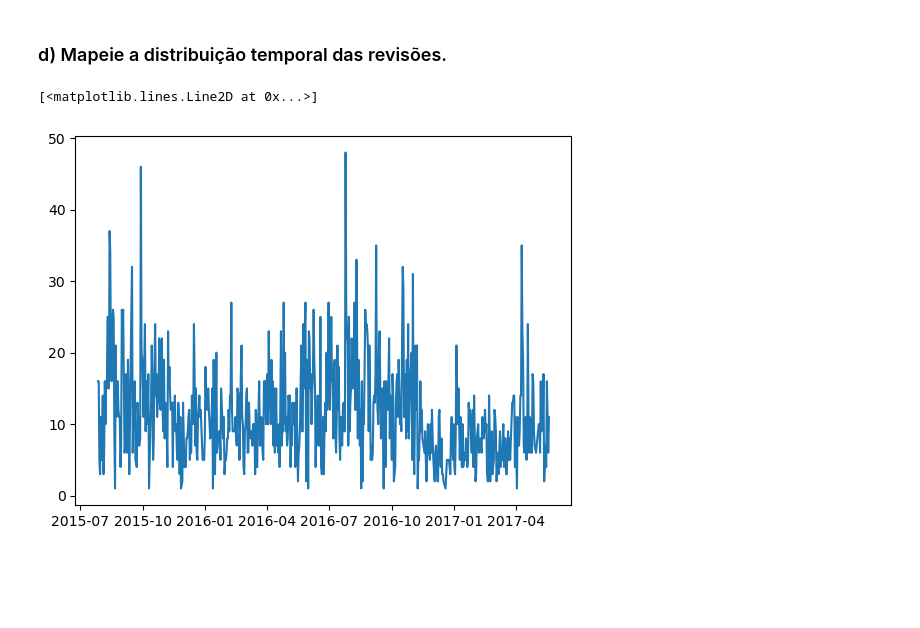
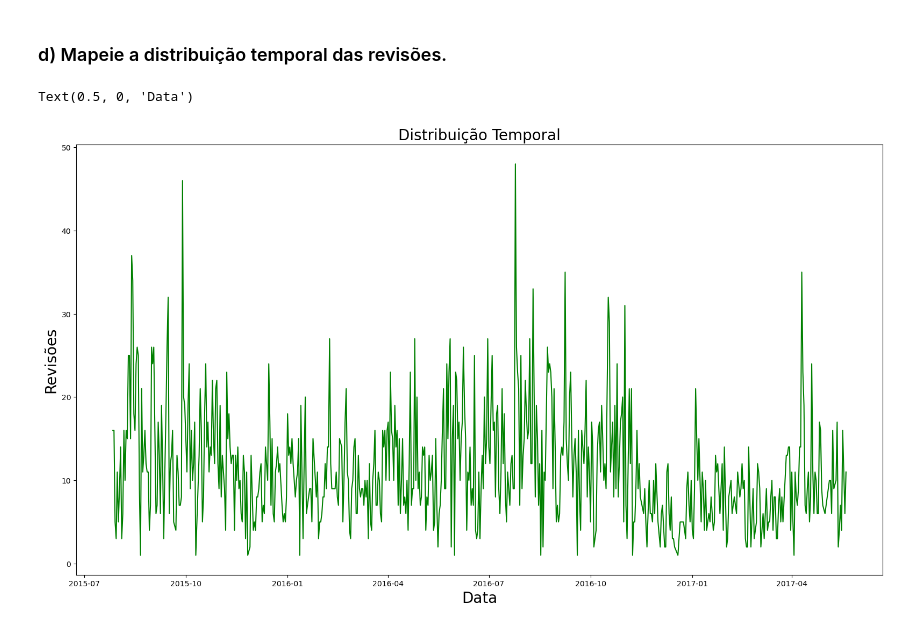
Before and after one commit to raianeti/MapReduce_Cloud, a Jupyter notebook: MapReduce.ipynb, the cells around one changed output. Saved outputs shown, nothing was run; the diff lists cells and outputs as text; code cells hidden in the pictures; blank space fills up the shorter version.

```diff
--- a/MapReduce.ipynb
+++ b/MapReduce.ipynb
@@ -37,7 +46,9 @@ from pyspark.sql import SparkSession
 spark = SparkSession.builder \
     .master('local[*]') \
     .appName("TrabalhoMapReduce") \
-    .config('spark.ui.port', '4050') \
+    .config('spark.ui.port', '4041') \
+    .config("spark.memory.offHeap.enabled","true")\
+     .config("spark.memory.offHeap.size","10g")\
     .getOrCreate()
 # %%
 spark
@@ -573,9 +661,18 @@ dfEiffelExpressoesNGR.toPandas()
 ### c) Encontre os principais tópicos relacionados às revisões.
 # %% [markdown]
 ### d) Mapeie a distribuição temporal das revisões.
-# %%
-dfEiffelDistr=dfEiffelDate.groupby("date").count().sort("date").toPandas()
-plt.plot(dfEiffelDistr["date"], dfEiffelDistr["count"])
-# %% [output]
-[<matplotlib.lines.Line2D at 0x...>]
-[figure, removed]
+# %%
+fig = plt.figure(figsize=(15,8))
+plt.rcParams["figure.autolayout"] = True
+eixo = fig.add_axes([0, 0, 1, 1])
+dfEiffelDistr=dfEiffelDate.groupby("date").count().sort("date").toPandas()
+eixo.plot(dfEiffelDistr["date"], dfEiffelDistr["count"], color= 'green')
+plt.title('Temperatura no tempo')
+
+
+eixo.set_title('Distribuição Temporal', fontsize=20)
+eixo.set_ylabel('Revisões', fontsize=20)
+eixo.set_xlabel('Data', fontsize=20)
+# %% [output]
+Text(0.5, 0, 'Data')
+[figure, added]
```
Also changed, not shown: parts of 21 cells of this notebook.
